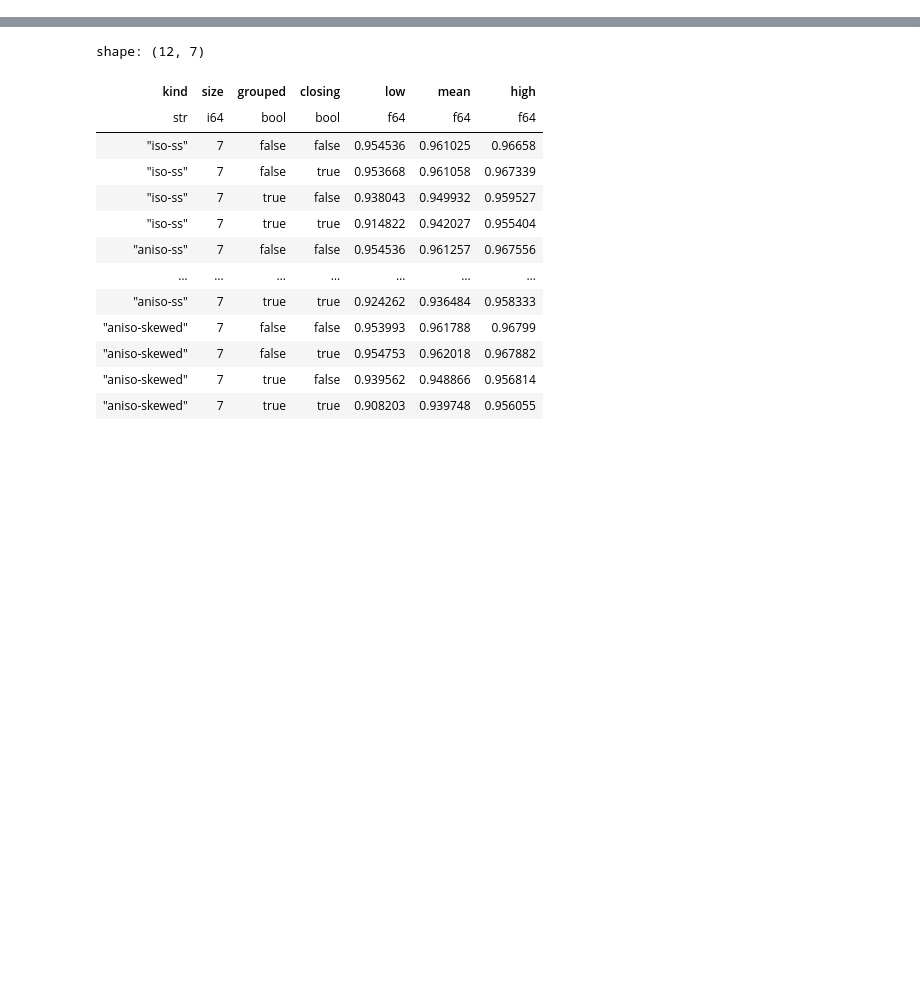
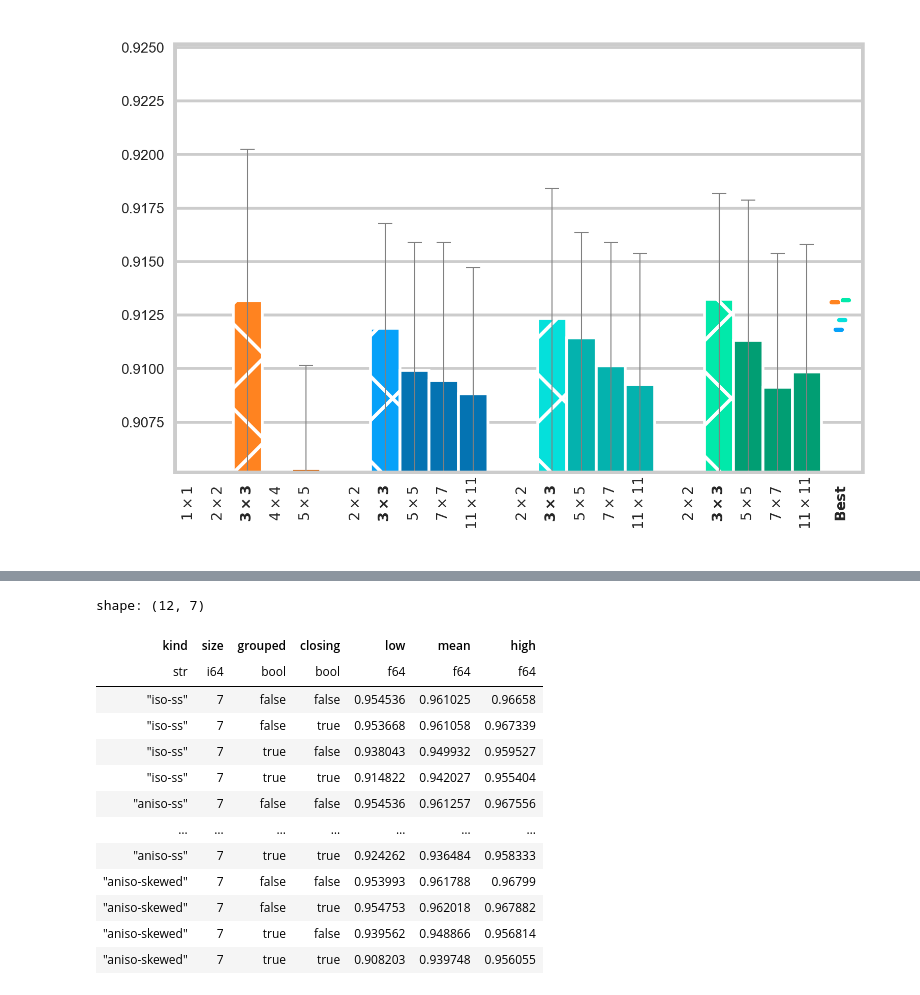
Before and after one commit to p-adema/quadratic-conv, a Jupyter notebook: src/graphs/results.ipynb, the cells around one changed output, grey strips where cells are left out. Saved outputs shown, nothing was run; the diff lists cells and outputs as text; code cells hidden in the pictures; blank space fills up the shorter version.

```diff
--- a/src/graphs/results.ipynb
+++ b/src/graphs/results.ipynb
@@ -99,3 +115,23 @@ shape: (20, 7)
 | "aniso-ss" | 5 | false | false | 0.953016 | 0.959644 | 0.965061 |
 | "aniso-ss" | 7 | false | false | 0.953451 | 0.960458 | 0.967122 |
 | "aniso-ss" | 11 | false | false | 0.953016 | 0.9608 | 0.966905 |
+# %%
+missing_zeroes = pl.DataFrame(
+    {
+        "kind": [
+            "standard",
+            "standard",
+            "standard",
+            "iso-ss",
+            "aniso-ss",
+            "aniso-skewed",
+        ],
+        "size": [1, 2, 4, 2, 2, 2],
+        "grouped": [False] * 6,
+        "closing": [False] * 6,
+        "low": [0.0] * 6,
+        "mean": [0.0] * 6,
+        "high": [0.0] * 6,
+    }
+)
+missing_zeroes
@@ -237,0 +318,15 @@ plt.show()
+# %%
+partial_fashion = pl.read_parquet("./.data/long_fashion.pq")
+fs_pre_part = preprocess_data(partial_fashion)
+fs_pre = fs_pre_part.vstack(missing_zeroes).sort(
+    "kind", pl.col("size").neg(), descending=True
+)
+plot_results(
+    plot_group_kernel_size,
+    fs_pre,
+    save_path="./report/figures/results_fashion.png",
+    baseline=("standard", 3),
+)
+plt.show()
+# %% [output]
+[figure, added]
```
Also changed, not shown: parts of 12 cells of this notebook, 22 other files.
